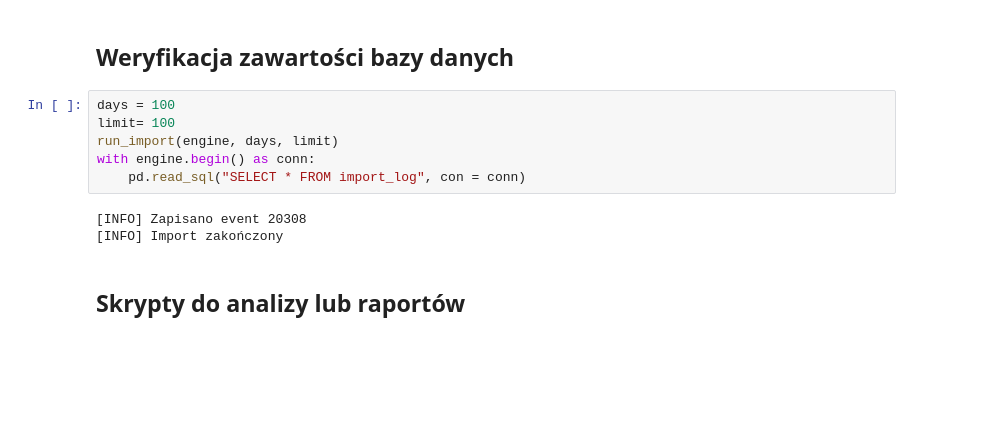
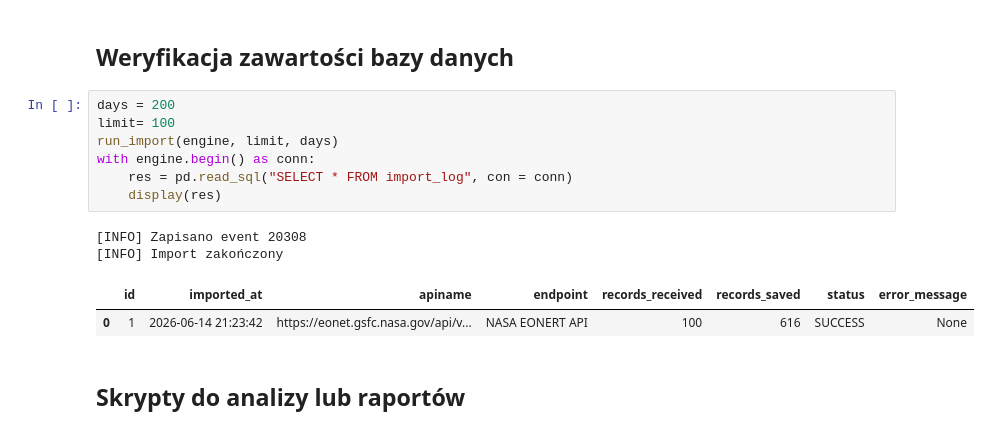
Before and after one commit to Kakaloko/projekt_bazy_eonet, a Jupyter notebook: main.ipynb, the cells around one changed output. Saved outputs shown, nothing was run; the diff lists cells and outputs as text; blank space fills up the shorter version.

```diff
--- a/main.ipynb
+++ b/main.ipynb
@@ -280,14 +280,17 @@ import_categories(categories, engine)
 # %% [markdown]
 ## Weryfikacja zawartości bazy danych
 # %%
-days = 100
+days = 200
 limit= 100
-run_import(engine, days, limit)
+run_import(engine, limit, days)
 with engine.begin() as conn:
-    pd.read_sql("SELECT * FROM import_log", con = conn)
+    res = pd.read_sql("SELECT * FROM import_log", con = conn)
+    display(res)
 # %% [output]
 [INFO] Zapisano event 20308
 [INFO] Import zakończony
+|  | id | imported_at | apiname | endpoint | records_received | records_saved | status | error_message |
+| 0 | 1 | 2026-06-14 21:23:42 | https://eonet.gsfc.nasa.gov/api/v... | NASA EONERT API | 100 | 616 | SUCCESS | None |
 # %% [markdown]
 ## Skrypty do analizy  lub  raportów
 # %% [markdown]
```
Also changed, not shown: parts of 2 cells of this notebook, 2 other files.
